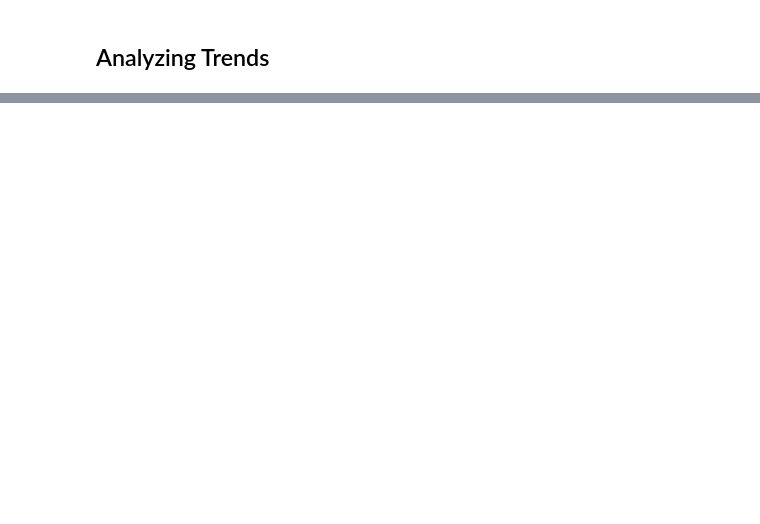
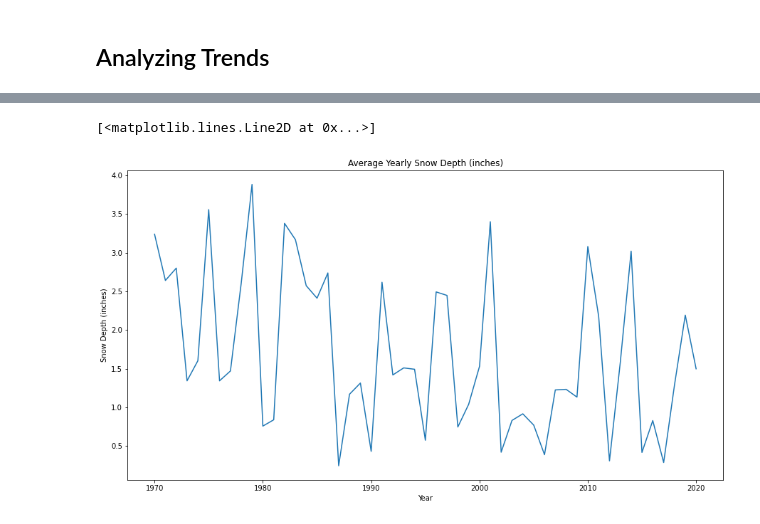
Before and after one commit to dan-edie/Machine-Learning-with-Minneapolis-Weather, a Jupyter notebook: jeremys_visit.ipynb, the cells around one changed output, grey strips where cells are left out. Saved outputs shown, nothing was run; the diff lists cells and outputs as text; code cells hidden in the pictures; blank space fills up the shorter version.

```diff
--- a/jeremys_visit.ipynb
+++ b/jeremys_visit.ipynb
@@ -103,0 +167,11 @@ dtype: object
+# %%
+plt.figure(figsize=(15,8))
+snow_depth = yearly_df["Snow Depth (inches)"]
+
+plt.title("Average Yearly Snow Depth (inches)")
+plt.xlabel("Year")
+plt.ylabel("Snow Depth (inches)")
+plt.plot(date, snow_depth)
+# %% [output]
+[<matplotlib.lines.Line2D at 0x...>]
+[figure, added]
```
Also changed, not shown: parts of 8 cells of this notebook.
